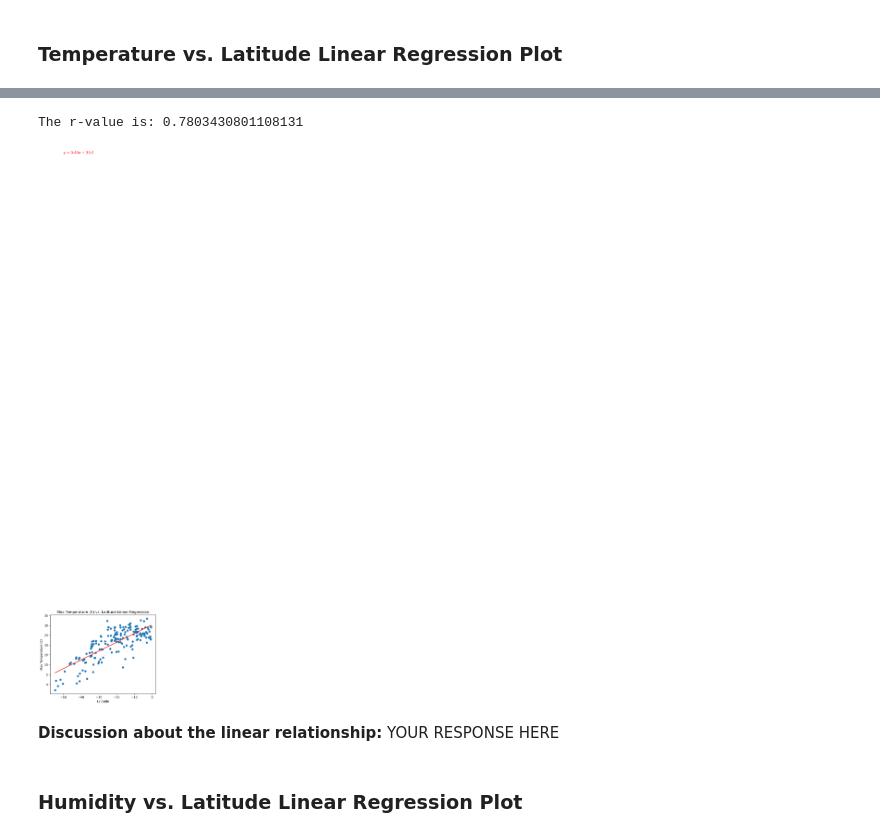
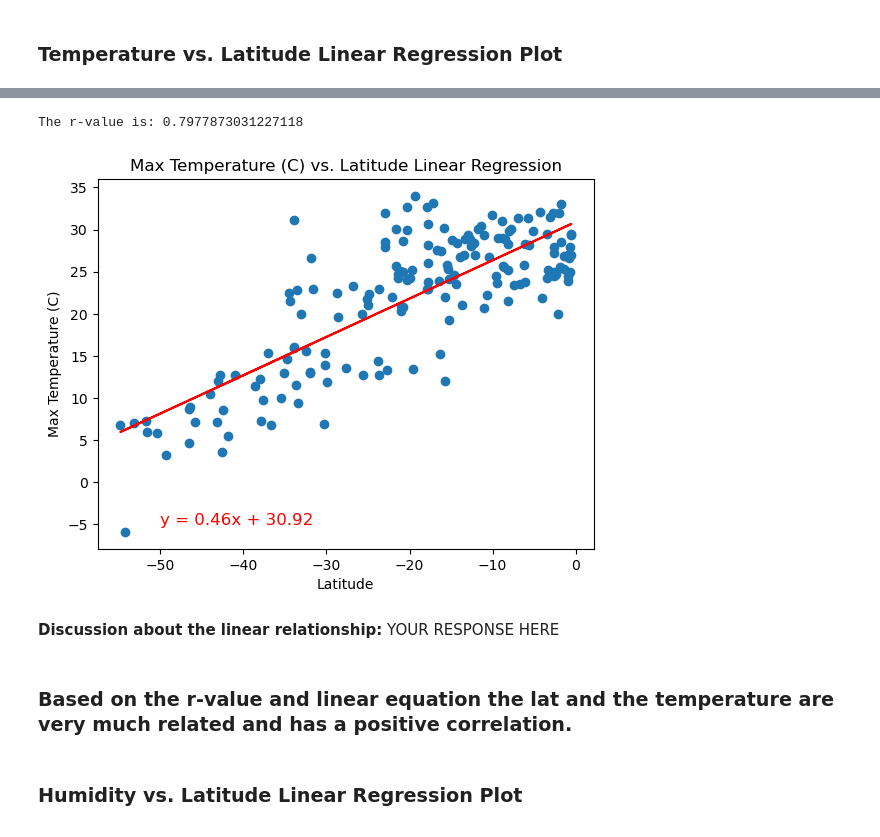
Before and after one commit to MS1352/python-api-challenge, a Jupyter notebook: WeatherPy/WeatherPy.ipynb, the cells around one changed output, grey strips where cells are left out. Cells and saved outputs as stored; diff of their text form; code cells hidden in the pictures.

```diff
--- a/WeatherPy/WeatherPy.ipynb
+++ b/WeatherPy/WeatherPy.ipynb
@@ -341,11 +341,13 @@ The r-value is: -0.7907555584743606
 # %%
 # Linear regression on Southern Hemisphere
-plot_linear_regression(southern_hemi_df["Lat"], southern_hemi_df["Max Temp"], "Max Temperature (C)", (-50,270))
+plot_linear_regression(southern_hemi_df["Lat"], southern_hemi_df["Max Temp"], "Max Temperature (C)", (-50,-5))
 # %% [output]
-The r-value is: 0.7803430801108131
+The r-value is: 0.7977873031227118
-[figure, old version]
+[figure, new version]
 # %% [markdown]
 **Discussion about the linear relationship:** YOUR RESPONSE HERE
+# %% [markdown]
+### Based on the r-value and linear equation the lat and the temperature are very much related and has a positive correlation.
 # %% [markdown]
 ### Humidity vs. Latitude Linear Regression Plot
 # %%
```
Also changed, not shown: parts of 24 cells of this notebook, 10 other files.
